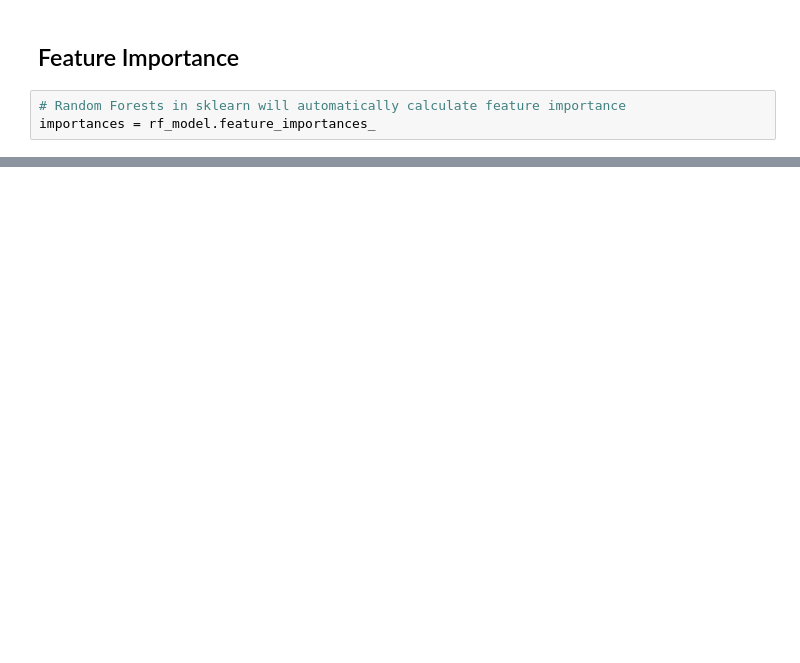
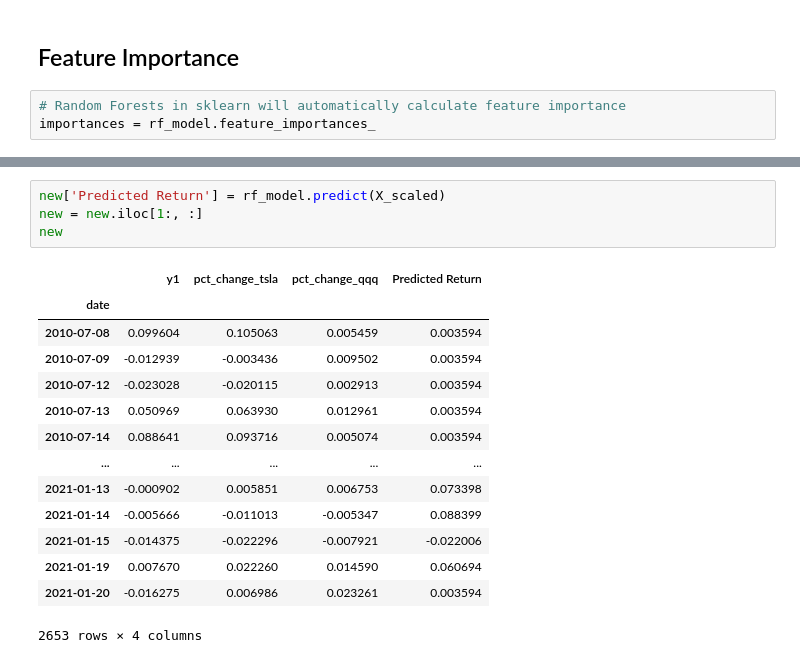
Before and after one commit to tamobee/Tweeting-Tesla, a Jupyter notebook: Code/ML.ipynb, the cells around one changed output, grey strips where cells are left out. Drawn from its saved outputs; the diff is of its cells as text; blank space fills up the shorter version.

```diff
--- a/Code/ML.ipynb
+++ b/Code/ML.ipynb
@@ -183,0 +222,19 @@ importances_sorted.plot(kind='barh', color='lightgreen', title= 'Features Import
+# %%
+new['Predicted Return'] = rf_model.predict(X_scaled)
+new = new.iloc[1:, :]
+new
+# %% [output]
+|  | y1 | pct_change_tsla | pct_change_qqq | Predicted Return |
+| date |  |  |  |  |
+| 2010-07-08 | 0.099604 | 0.105063 | 0.005459 | 0.003594 |
+| 2010-07-09 | -0.012939 | -0.003436 | 0.009502 | 0.003594 |
+| 2010-07-12 | -0.023028 | -0.020115 | 0.002913 | 0.003594 |
+| 2010-07-13 | 0.050969 | 0.063930 | 0.012961 | 0.003594 |
+| 2010-07-14 | 0.088641 | 0.093716 | 0.005074 | 0.003594 |
+| ... | ... | ... | ... | ... |
+| 2021-01-13 | -0.000902 | 0.005851 | 0.006753 | 0.073398 |
+| 2021-01-14 | -0.005666 | -0.011013 | -0.005347 | 0.088399 |
+| 2021-01-15 | -0.014375 | -0.022296 | -0.007921 | -0.022006 |
+| 2021-01-19 | 0.007670 | 0.022260 | 0.014590 | 0.060694 |
+| 2021-01-20 | -0.016275 | 0.006986 | 0.023261 | 0.003594 |
+2653 rows × 4 columns
```
Also changed, not shown: parts of 14 cells of this notebook.
